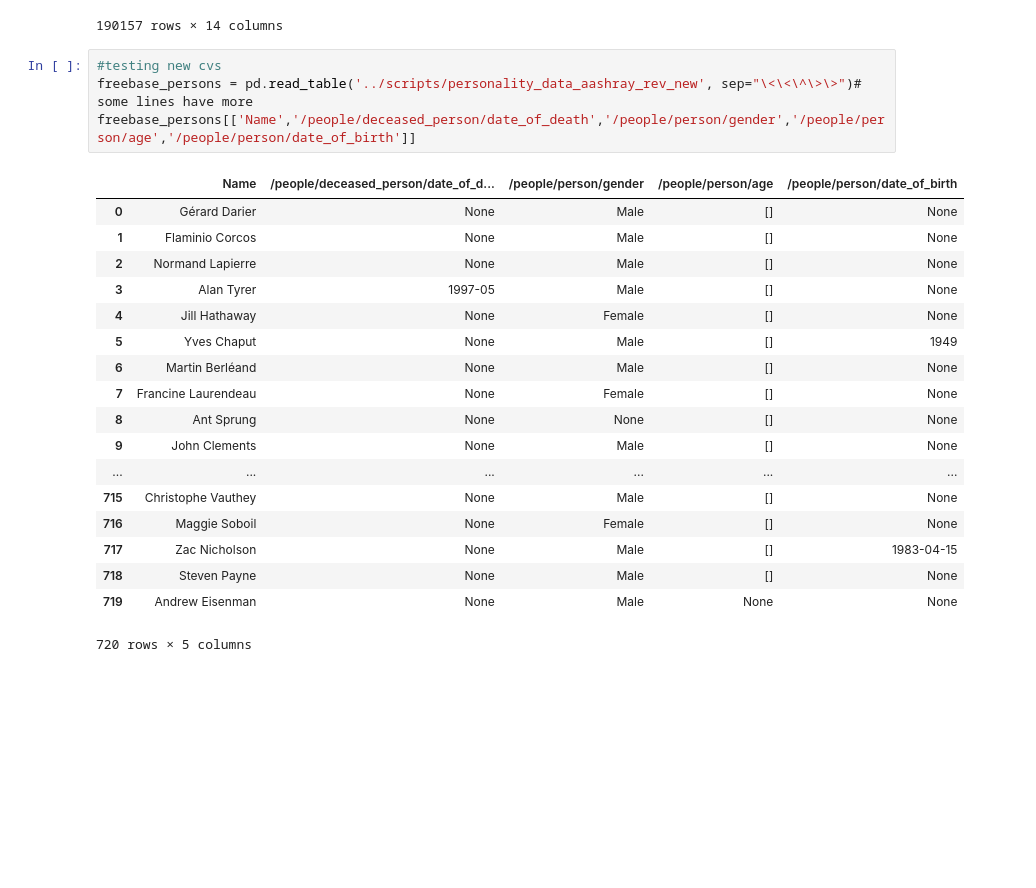
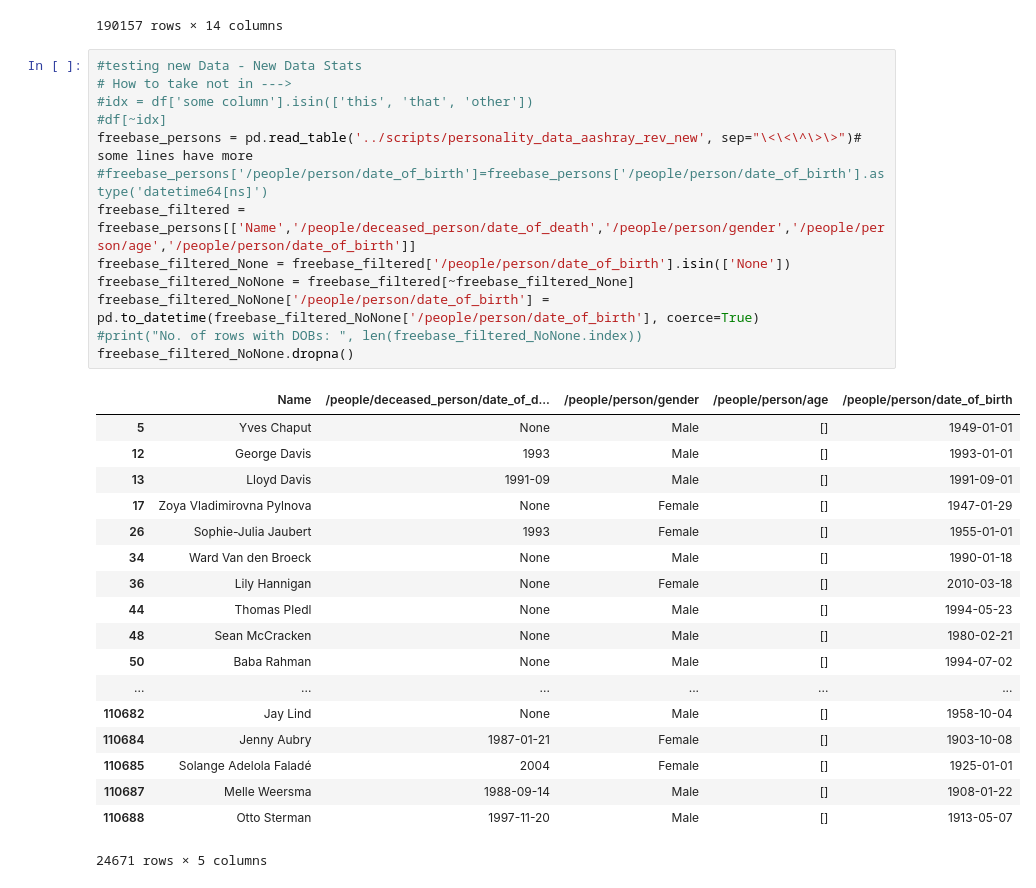
Before and after one commit to aashray/Data_Science, a Jupyter notebook: project_assignment_3_status/notebook/Assignment 3 - status.ipynb, the cells around one changed output. Drawn from its saved outputs; the diff is of its cells as text; blank space fills up the shorter version.

Commit message:
Stats of dataset

```diff
--- a/project_assignment_3_status/notebook/Assignment 3 - status.ipynb
+++ b/project_assignment_3_status/notebook/Assignment 3 - status.ipynb
@@ -199,25 +199,34 @@ freebase_persons
 | 190156 | Isaiah Rankin | 5/22/78 | Male | [u'Englan | NaN | NaN | NaN | NaN | NaN | NaN | ... |
 190157 rows × 14 columns
 # %%
-#testing new cvs
+#testing new Data - New Data Stats
+# How to take not in --->
+#idx = df['some column'].isin(['this', 'that', 'other'])
+#df[~idx]
 freebase_persons = pd.read_table('../scripts/personality_data_aashray_rev_new', sep="\<\<\^\>\>")# some lines have more
-freebase_persons[['Name','/people/deceased_person/date_of_death','/people/person/gender','/people/person/age','/people/person/date_of_birth']]
+#freebase_persons['/people/person/date_of_birth']=freebase_persons['/people/person/date_of_birth'].astype('datetime64[ns]')
+freebase_filtered = freebase_persons[['Name','/people/deceased_person/date_of_death','/people/person/gender','/people/person/age','/people/person/date_of_birth']]
+freebase_filtered_None = freebase_filtered['/people/person/date_of_birth'].isin(['None'])
+freebase_filtered_NoNone = freebase_filtered[~freebase_filtered_None]
+freebase_filtered_NoNone['/people/person/date_of_birth'] = pd.to_datetime(freebase_filtered_NoNone['/people/person/date_of_birth'], coerce=True)
+#print("No. of rows with DOBs: ", len(freebase_filtered_NoNone.index))
+freebase_filtered_NoNone.dropna()
 # %% [output]
 |  | Name | /people/deceased_person/date_of_d... | /people/person/gender | /people/person/age | /people/person/date_of_birth |
-| 0 | Gérard Darier | None | Male | [] | None |
-| 1 | Flaminio Corcos | None | Male | [] | None |
-| 2 | Normand Lapierre | None | Male | [] | None |
-| 3 | Alan Tyrer | 1997-05 | Male | [] | None |
-| 4 | Jill Hathaway | None | Female | [] | None |
-| 5 | Yves Chaput | None | Male | [] | 1949 |
-| 6 | Martin Berléand | None | Male | [] | None |
-| 7 | Francine Laurendeau | None | Female | [] | None |
-| 8 | Ant Sprung | None | None | [] | None |
-| 9 | John Clements | None | Male | [] | None |
+| 5 | Yves Chaput | None | Male | [] | 1949-01-01 |
+| 12 | George Davis | 1993 | Male | [] | 1993-01-01 |
+| 13 | Lloyd Davis | 1991-09 | Male | [] | 1991-09-01 |
+| 17 | Zoya Vladimirovna Pylnova | None | Female | [] | 1947-01-29 |
+| 26 | Sophie-Julia Jaubert | 1993 | Female | [] | 1955-01-01 |
+| 34 | Ward Van den Broeck | None | Male | [] | 1990-01-18 |
+| 36 | Lily Hannigan | None | Female | [] | 2010-03-18 |
+| 44 | Thomas Pledl | None | Male | [] | 1994-05-23 |
+| 48 | Sean McCracken | None | Male | [] | 1980-02-21 |
+| 50 | Baba Rahman | None | Male | [] | 1994-07-02 |
 | ... | ... | ... | ... | ... | ... |
-| 715 | Christophe Vauthey | None | Male | [] | None |
-| 716 | Maggie Soboil | None | Female | [] | None |
-| 717 | Zac Nicholson | None | Male | [] | 1983-04-15 |
-| 718 | Steven Payne | None | Male | [] | None |
-| 719 | Andrew Eisenman | None | Male | None | None |
+| 110682 | Jay Lind | None | Male | [] | 1958-10-04 |
+| 110684 | Jenny Aubry | 1987-01-21 | Female | [] | 1903-10-08 |
+| 110685 | Solange Adelola Faladé | 2004 | Female | [] | 1925-01-01 |
+| 110687 | Melle Weersma | 1988-09-14 | Male | [] | 1908-01-22 |
+| 110688 | Otto Sterman | 1997-11-20 | Male | [] | 1913-05-07 |
-720 rows × 5 columns
+24671 rows × 5 columns
```
Also changed, not shown: parts of 5 cells of this notebook.
